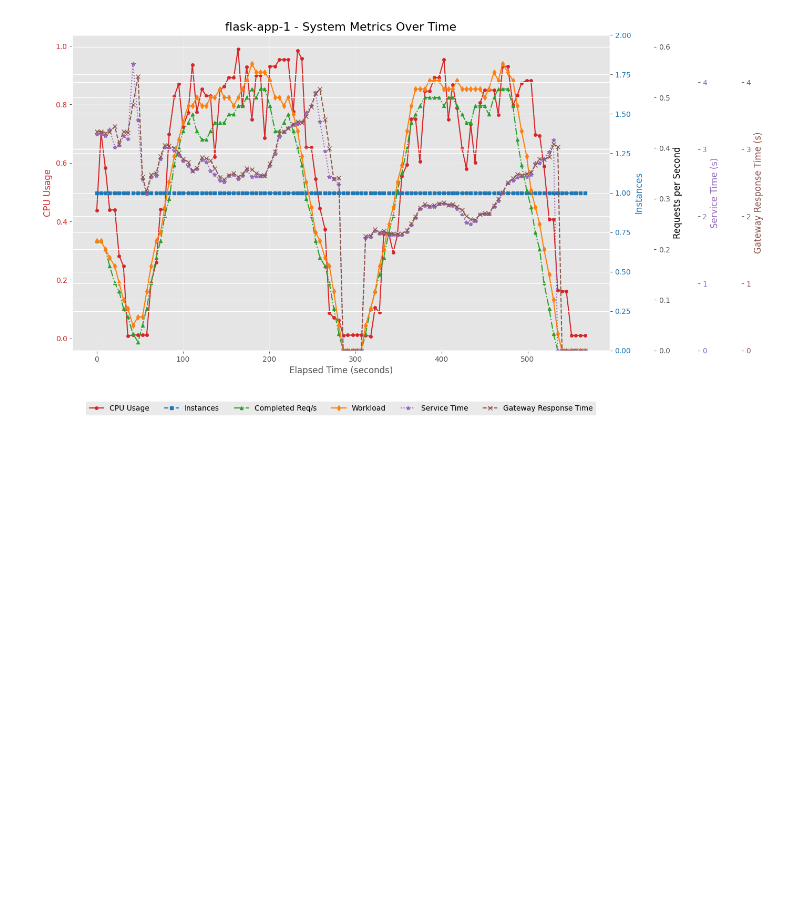
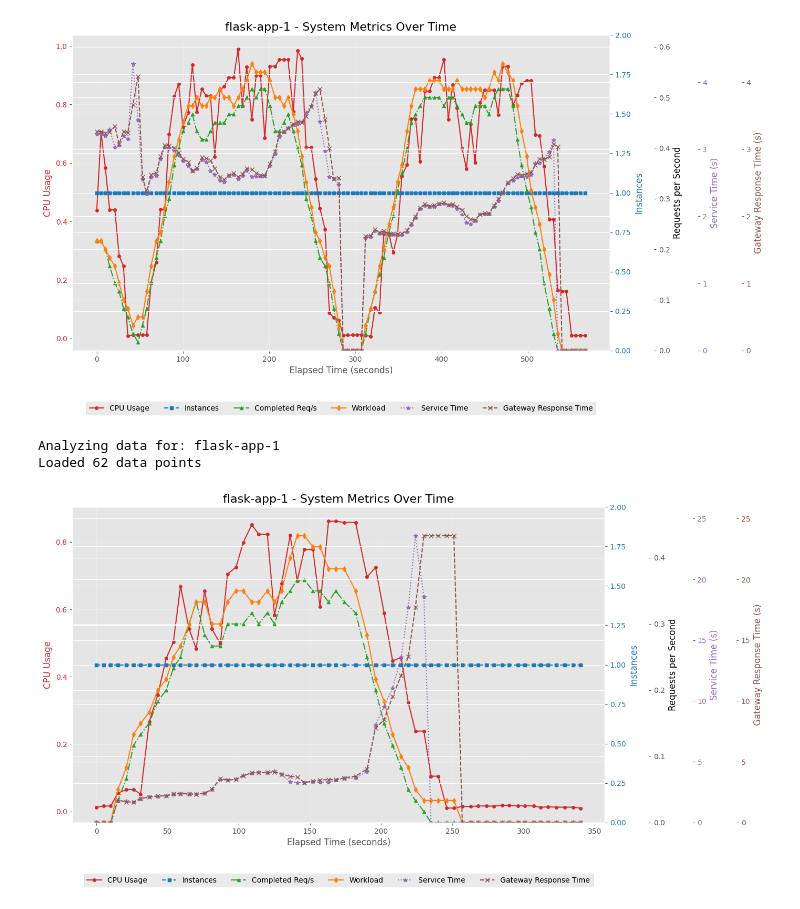
Before and after one commit to chris-carstens/adaptive-resource-management-ai, a Jupyter notebook: log-agent/flask_app_metrics_analysis.ipynb, the cells around one changed output. Drawn from its saved outputs; the diff is of its cells as text; code cells hidden in the pictures; blank space fills up the shorter version.

```diff
--- a/log-agent/flask_app_metrics_analysis.ipynb
+++ b/log-agent/flask_app_metrics_analysis.ipynb
@@ -172,3 +250,10 @@ plot_metrics(file_path)
 Analyzing data for: flask-app-1
 Loaded 108 data points
 [figure]
+# %%
+file_path = 'flask-app-1_instance_history.json'
+plot_metrics(file_path)
+# %% [output]
+Analyzing data for: flask-app-1
+Loaded 62 data points
+[figure, added]
```
Also changed, not shown: parts of 5 cells of this notebook, 21 other files.
